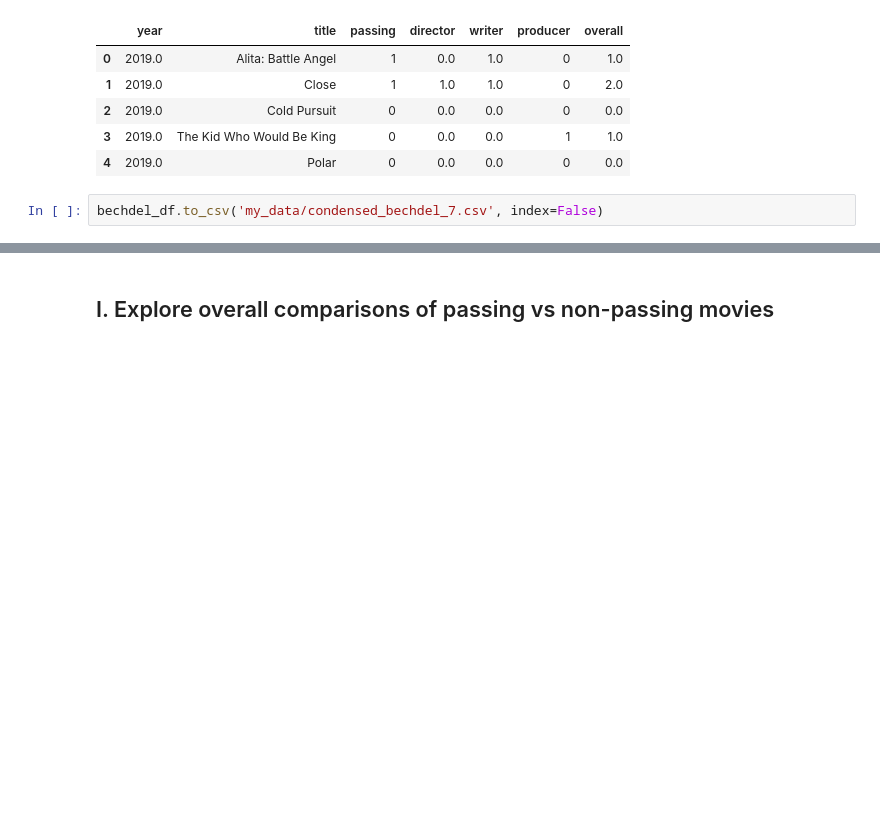
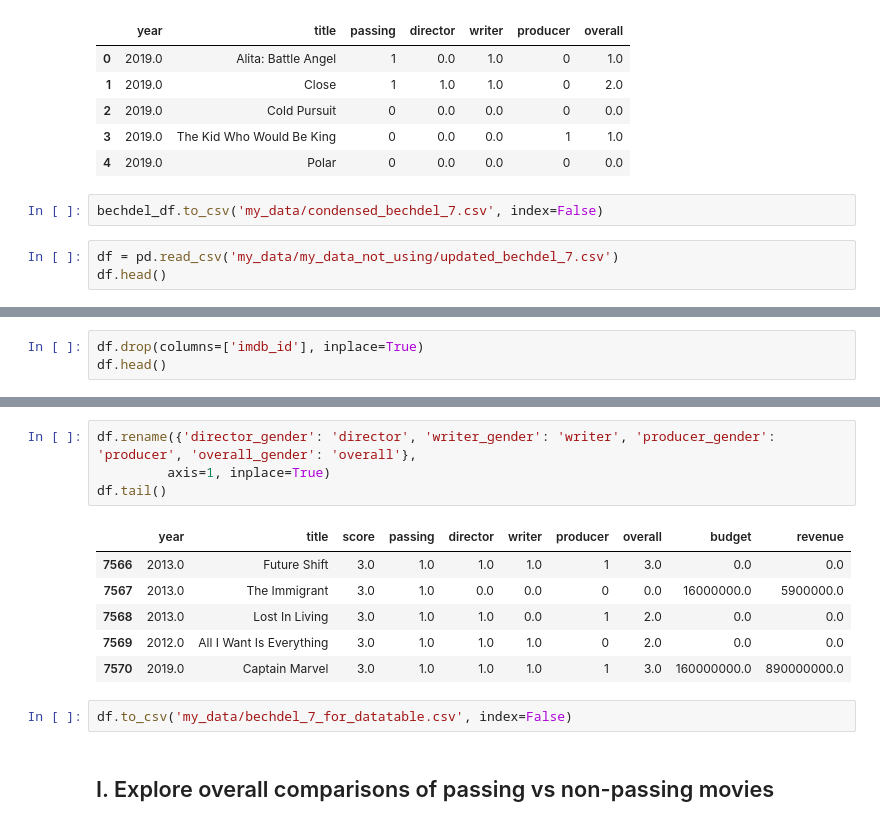
Before and after one commit to MagicMilly/women-in-film-analysis-dashboard, a Jupyter notebook: plotly_visualizations.ipynb, the cells around one changed output, grey strips where cells are left out. Drawn from its saved outputs; the diff is of its cells as text; blank space fills up the shorter version.

Commit message:
datatable and graphs both showing up which is pretty good for now

```diff
--- a/plotly_visualizations.ipynb
+++ b/plotly_visualizations.ipynb
@@ -50,3 +50,6 @@ bechdel_df.head()
 | 4 | 2019.0 | Polar | 0 | 0.0 | 0.0 | 0 | 0.0 |
 # %%
 bechdel_df.to_csv('my_data/condensed_bechdel_7.csv', index=False)
+# %%
+df = pd.read_csv('my_data/my_data_not_using/updated_bechdel_7.csv')
+df.head()
@@ -52,0 +63,3 @@ bechdel_df.to_csv('my_data/condensed_bechdel_7.csv', index=False)
+# %%
+df.drop(columns=['imdb_id'], inplace=True)
+df.head()
@@ -53,3 +73,16 @@ bechdel_df.to_csv('my_data/condensed_bechdel_7.csv', index=False)
+# %%
+df.rename({'director_gender': 'director', 'writer_gender': 'writer', 'producer_gender': 'producer', 'overall_gender': 'overall'},
+         axis=1, inplace=True)
+df.tail()
+# %% [output]
+|  | year | title | score | passing | director | writer | producer | overall | budget | revenue |
+| 7566 | 2013.0 | Future Shift | 3.0 | 1.0 | 1.0 | 1.0 | 1 | 3.0 | 0.0 | 0.0 |
+| 7567 | 2013.0 | The Immigrant | 3.0 | 1.0 | 0.0 | 0.0 | 0 | 0.0 | 16000000.0 | 5900000.0 |
+| 7568 | 2013.0 | Lost In Living | 3.0 | 1.0 | 1.0 | 0.0 | 1 | 2.0 | 0.0 | 0.0 |
+| 7569 | 2012.0 | All I Want Is Everything | 3.0 | 1.0 | 1.0 | 1.0 | 0 | 2.0 | 0.0 | 0.0 |
+| 7570 | 2019.0 | Captain Marvel | 3.0 | 1.0 | 1.0 | 1.0 | 1 | 3.0 | 160000000.0 | 890000000.0 |
+# %%
+df.to_csv('my_data/bechdel_7_for_datatable.csv', index=False)
 # %% [markdown]
 ## I. Explore overall comparisons of passing vs non-passing movies
 # %% [markdown]
```
Also changed, not shown: parts of 2 cells of this notebook, 1 other file.
